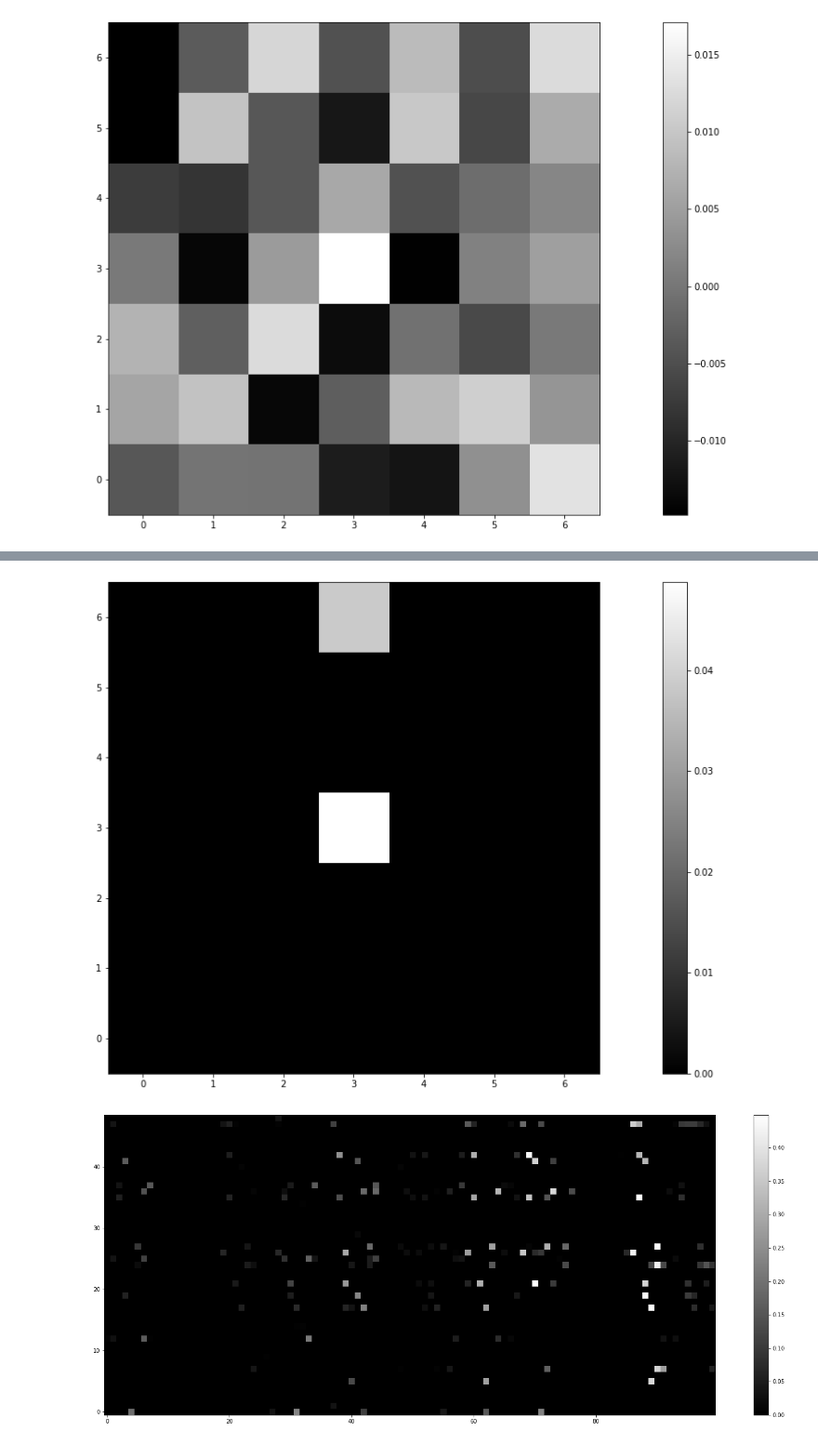
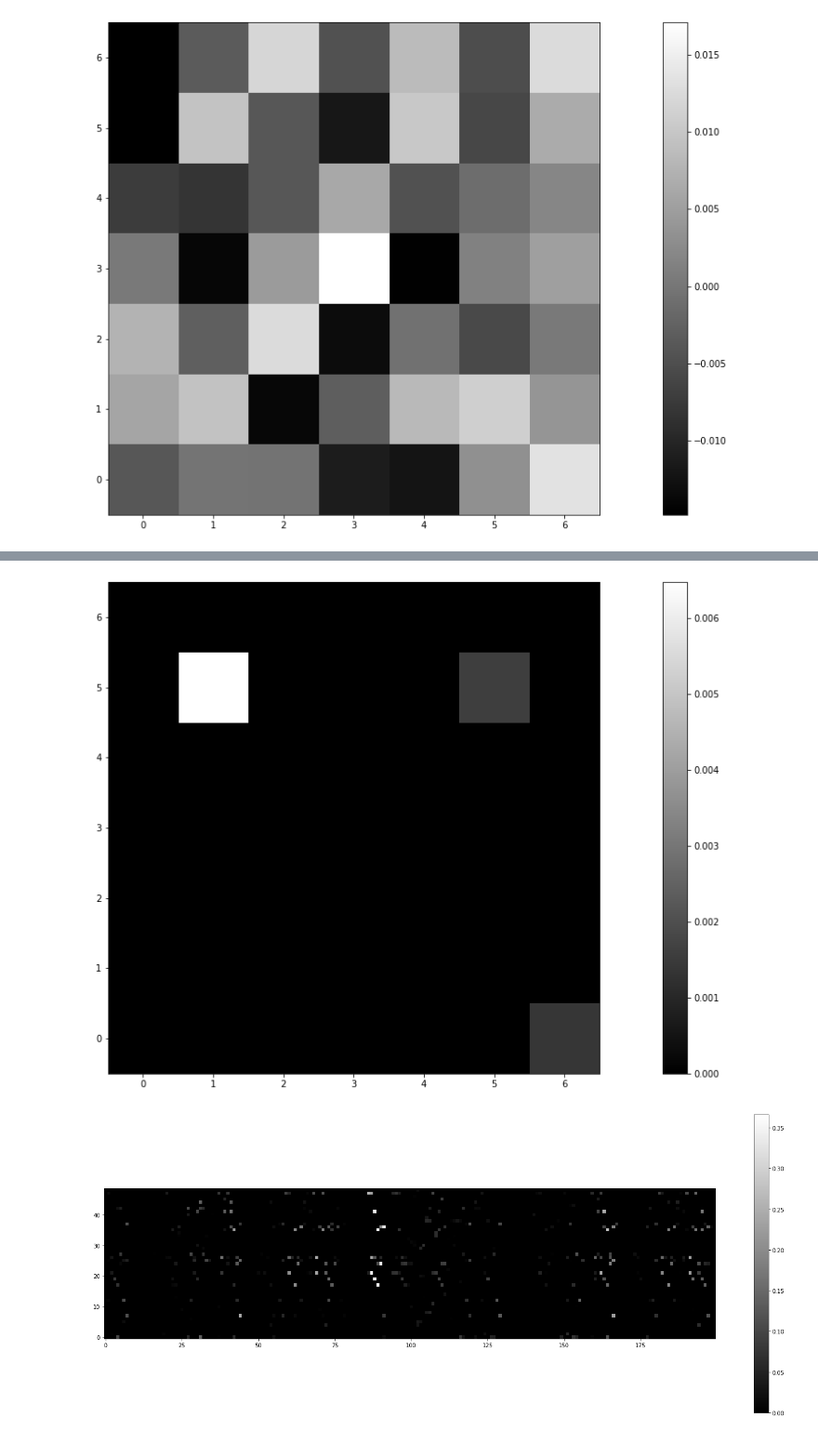
Before and after one commit to alexeyche/alexeyche-junk, a Jupyter notebook: bcm/Receptive Field Development.ipynb, the cells around one changed output, grey strips where cells are left out. Shown: that part at 93% size. Drawn from its saved outputs; the diff is of its cells as text; code cells hidden in the pictures.

```diff
--- a/bcm/Receptive Field Development.ipynb
+++ b/bcm/Receptive Field Development.ipynb
@@ -132,13 +126,19 @@ X = data
 np.random.seed(0)
 theta = 0.0
 a = 10.0
+# a = 0.001
 b = 1.0
 epochs = 500
-learning_rate = 0.1
+learning_rate = 0.01
 batch_size = 200
 num_hidden = 49
 number_of_batches = X.shape[0] // batch_size
 dt = 0.1
+
+alpha_res = 5.0
+alpha_norm = 0.01
+W_max = 1.0
+W_min = 0.0
 
 tau_avg = 100.0
 
@@ -251,11 +261,11 @@ plot_weights(W)
 # %%
-shm(y[23].reshape((7,7)))
+shm(y[0].reshape((7,7)))
 # %% [output]
-[figure, old version]
+[figure, new version]
 # %%
-shm(y[:100])
+shm(y)
 # %% [output]
-[figure, old version]
+[figure, new version]
 # %%
 plot_weights(y[:64])
 # %% [output]
```
Also changed, not shown: parts of 5 cells of this notebook.
